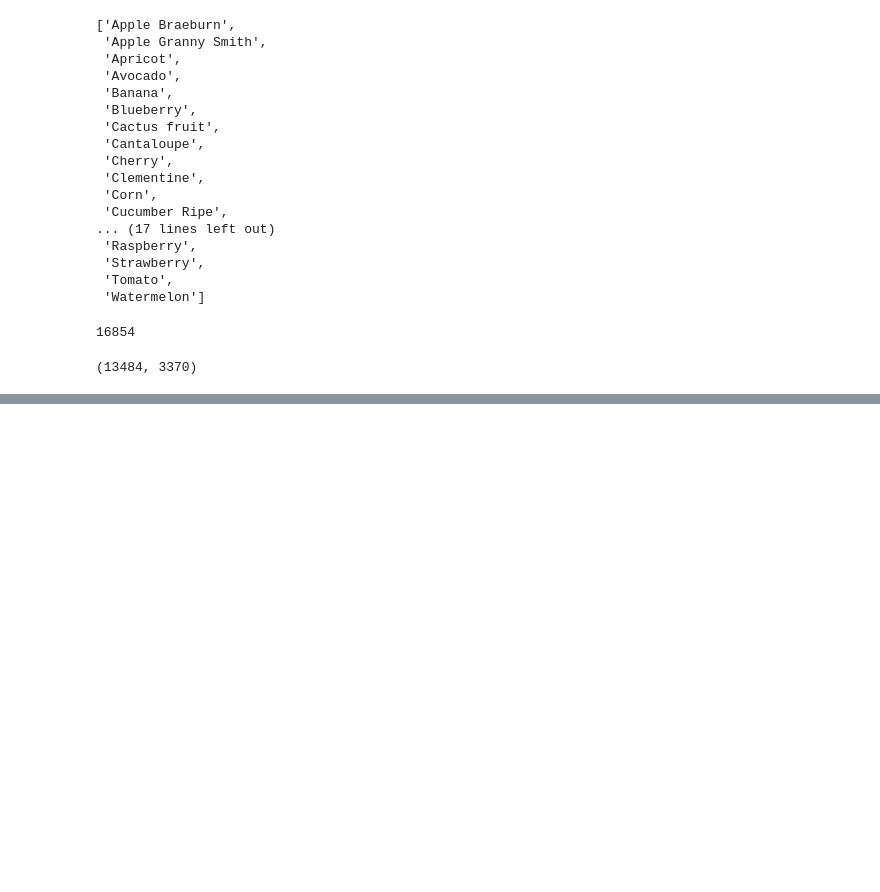
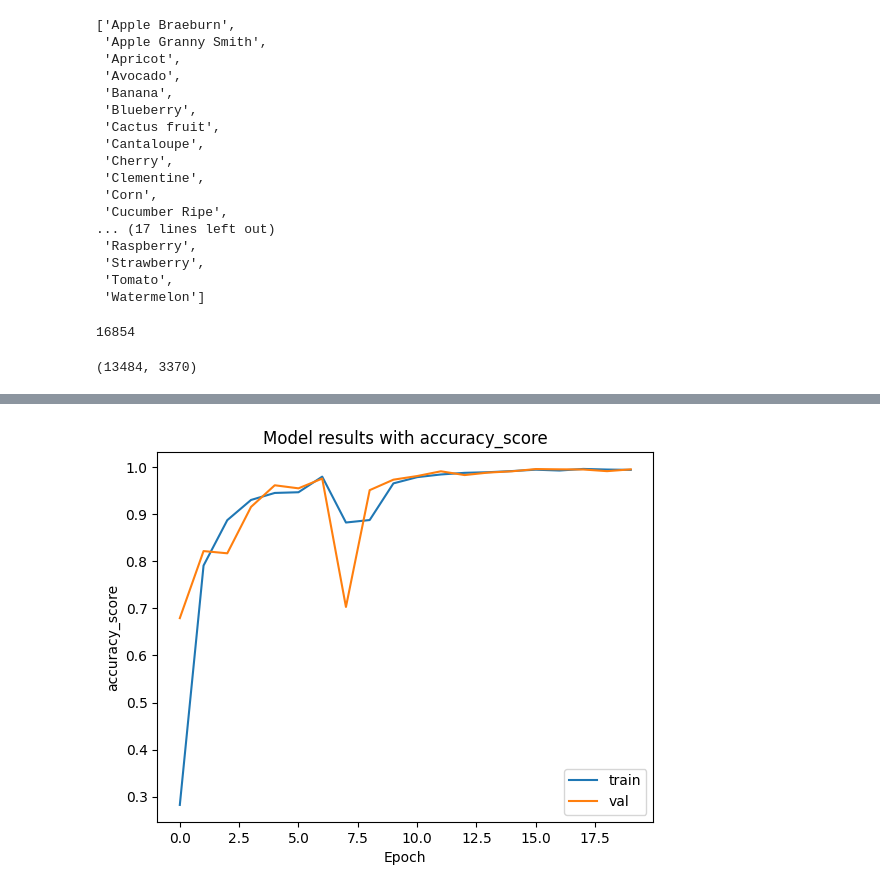
Before and after one commit to shaya-686/AI, a Jupyter notebook: fruit-classification.ipynb, the cells around one changed output, grey strips where cells are left out. Cells and saved outputs as stored; diff of their text form; code cells hidden in the pictures; blank space fills up the shorter version.

```diff
--- a/fruit-classification.ipynb
+++ b/fruit-classification.ipynb
@@ -122,0 +434,4 @@ for i in range(3):  # Show 3 images
+# %%
+plot_metric(history, 'accuracy_score')
+# %% [output]
+[figure, added]
```
Also changed, not shown: parts of 11 cells of this notebook.
